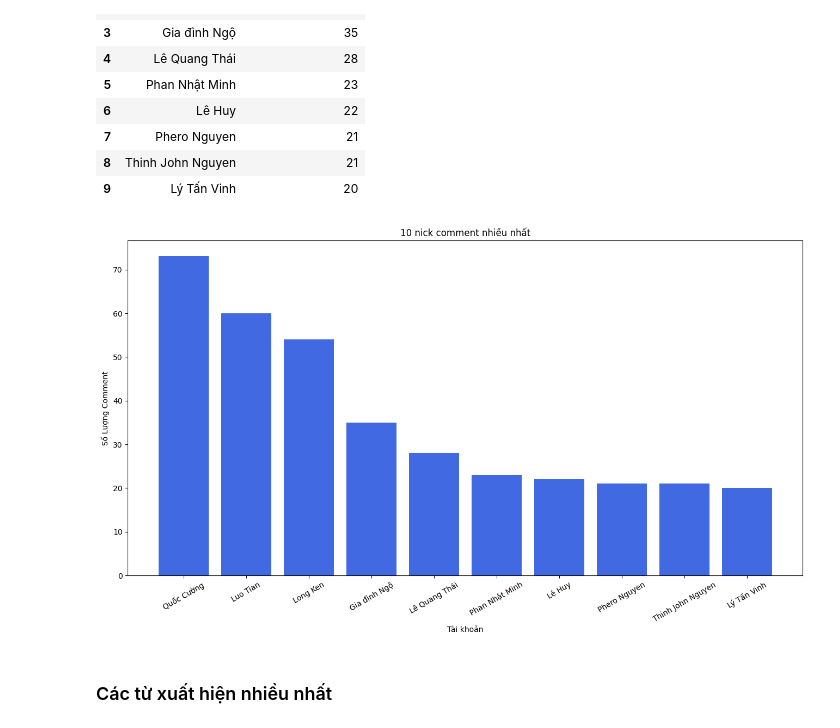
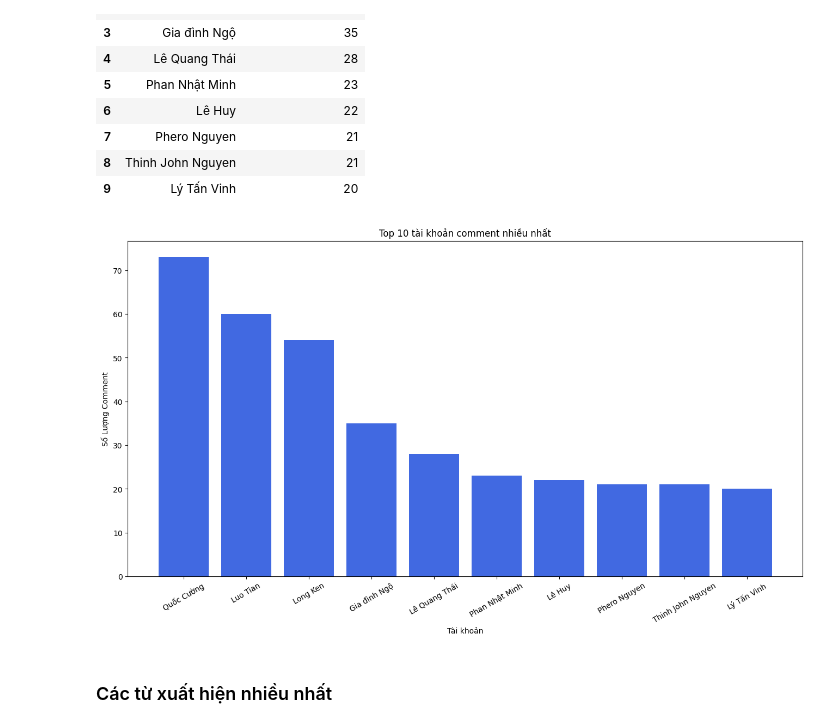
Before and after one commit to nqtuan2553/final-project, a Jupyter notebook: 5.Comments_analyze.ipynb, the cells around one changed output. Drawn from its saved outputs; the diff is of its cells as text; code cells hidden in the pictures.

```diff
--- a/5.Comments_analyze.ipynb
+++ b/5.Comments_analyze.ipynb
@@ -69,13 +69,13 @@ top10_comments
 # %%
 plt.figure(figsize=(16, 8))
 plt.bar(top10_comments['Tài khoản'], top10_comments['Số lượng comment'], color='royalblue')
-plt.title('10 nick comment nhiều nhất')
+plt.title('Top 10 tài khoản comment nhiều nhất')
 plt.xlabel('Tài khoản')
 plt.ylabel('Số Lượng Comment')
 plt.xticks(rotation=30)
 plt.show()
 # %% [output]
-[figure, old version]
+[figure, new version]
 # %% [markdown]
 ### Các từ xuất hiện nhiều nhất
 # %%
```
Also changed, not shown: parts of 1 cell of this notebook.
